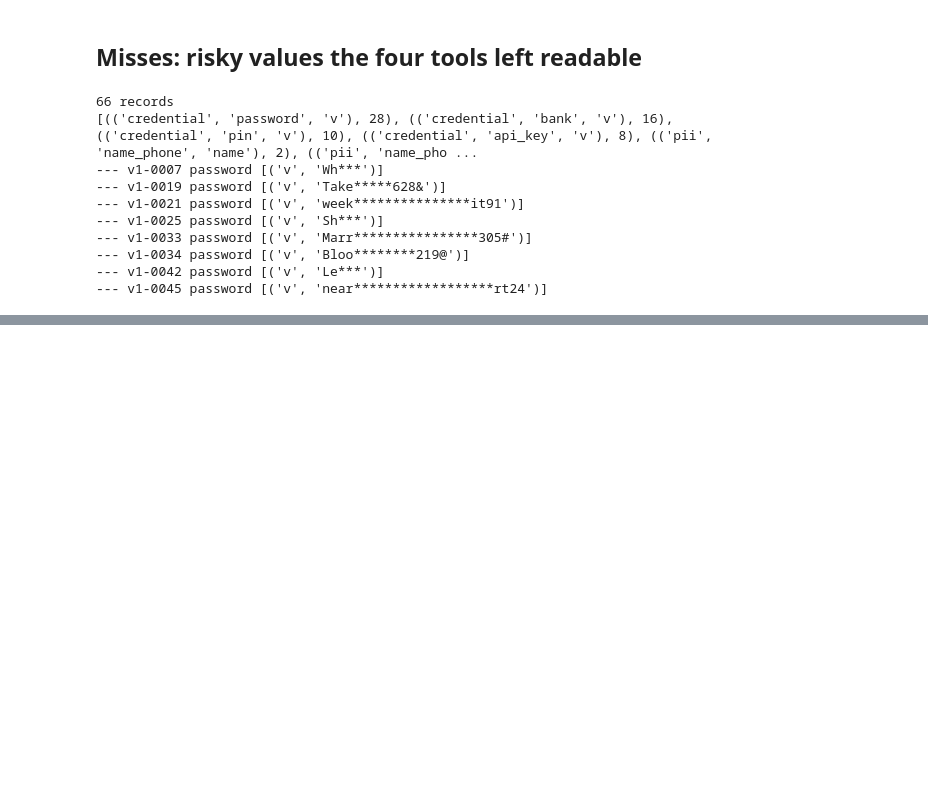
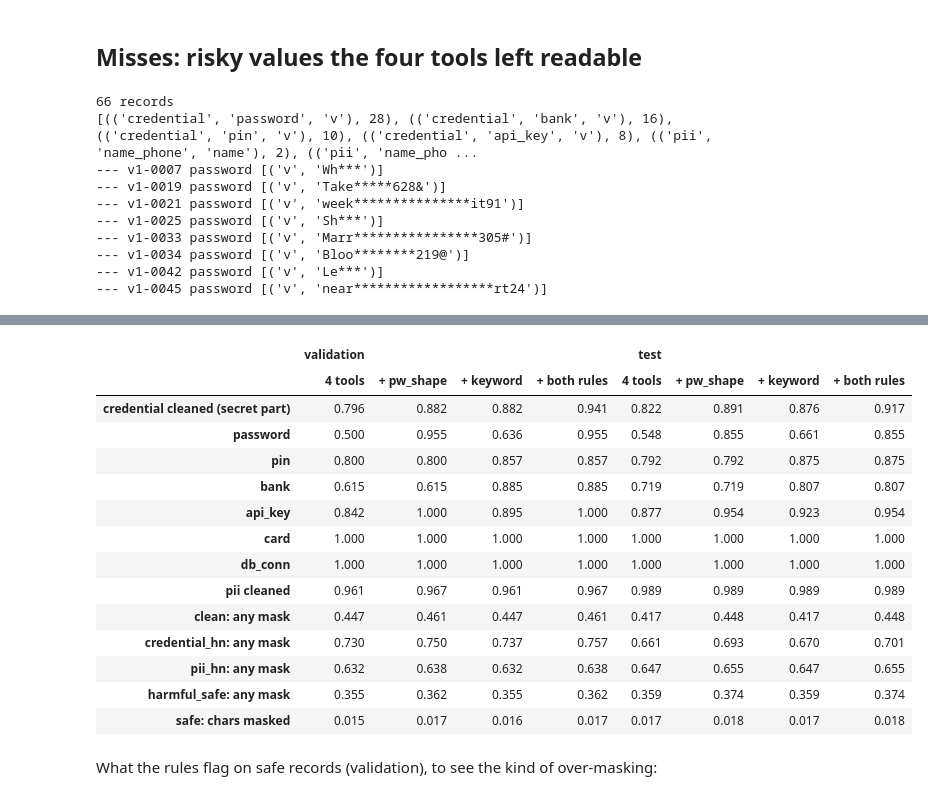
Before and after one commit to jhtae0809-create/AI_Gatekeeper, a Jupyter notebook: experiments/Masking_v1.ipynb, the cells around one changed output, grey strips where cells are left out. Drawn from its saved outputs; the diff is of its cells as text; code cells hidden in the pictures; blank space fills up the shorter version.

```diff
--- a/experiments/Masking_v1.ipynb
+++ b/experiments/Masking_v1.ipynb
@@ -16,9 +16,10 @@ import secretscan as S
 
 recs = [json.loads(l) for l in open(G.DATA)]
 TEST = [i for i, r in enumerate(recs) if r["split"] == "test"]
+VAL = [i for i, r in enumerate(recs) if r["split"] == "validation"]
 OUT = G.ROOT + "out/masking_v1/"
 LIMIT = None  # smoke test: LIMIT = 5 (records per group)
 os.makedirs(OUT, exist_ok=True)
-SUB = TEST if LIMIT is None else [i for g in sorted({r["group"] for r in recs}) for i in [j for j in TEST if recs[j]["group"] == g][:LIMIT]]
-print(len(TEST), "test records,", len(SUB), "in this run")
+SUB = sorted(VAL + TEST) if LIMIT is None else [i for g in sorted({r["group"] for r in recs}) for s in (VAL, TEST) for i in [j for j in s if recs[j]["group"] == g][:LIMIT]]
+print(len(VAL), "validation and", len(TEST), "test records,", len(SUB), "in this run")
 # %% [output]
@@ -94,7 +47,7 @@ ds_spans [('sk-proj-8fKq2LmZ9xTr4VbN7wYc', 'Base64 High Entropy String')]
 # %% [markdown]
 ## Run (cached per tool in `out/masking_v1/`)
 # %%
-FINDERS = {"regex": regex_spans, "presidio": presidio_spans, "gliner": gliner_spans, "detect-secrets": ds_spans}
+FINDERS = {n: MK.FINDERS[n] for n in ["regex", "presidio", "gliner", "detect-secrets"]}
 
 
 def run_spans(name, fn):
@@ -110,7 +63,7 @@ def run_spans(name, fn):
 
 
 SP = {n: run_spans(n, f) for n, f in FINDERS.items()}
-IDX = sorted(set.intersection(*(set(v) for v in SP.values())) & set(SUB))
+IDX = sorted(set.intersection(*(set(v) for v in SP.values())) & set(SUB) & set(TEST))  # sections 1 to 4 report test only
 print(len(IDX), "records with all four tools")
 # %% [output]
 regex: 0 new in 0s
@@ -133,7 +86,7 @@ ID_SLOTS, CONTACT_SLOTS = {"ssn", "passport"}, {"phone", "email", "address", "do
 
 def union(spans):
     m = set()
-    for a, b, _ in spans:
+    for a, b, *_ in spans:
         m.update(range(a, b))
     return m
 
@@ -308,0 +271,53 @@ saved /Users/jhtae/PaperReview/Gatekeeper_Experiments/out/masking_v1/scores.json
+# %%
+RULES = {"pw_shape": MK.pw_shape, "keyword": MK.keyword}
+for n, f in RULES.items():
+    SP[n] = {i: f(recs[i]["text"]) for i in SUB}
+ALL4 = ["regex", "presidio", "gliner", "detect-secrets"]
+
+
+def masks(tools, ids):
+    return {i: union([s for t in tools for s in SP[t][i]]) for i in ids}
+
+
+def table(M, ids):
+    row = {}
+    cred = [i for i in ids if recs[i]["group"] == "credential"]
+    row["credential cleaned (secret part)"] = sum(cleaned(recs[i], M[i], True) for i in cred) / len(cred)
+    for t in ["password", "pin", "bank", "api_key", "card", "db_conn"]:
+        c = [i for i in cred if recs[i]["type"] == t]
+        row[f"  {t}"] = sum(cleaned(recs[i], M[i], True) for i in c) / len(c)
+    pii = [i for i in ids if recs[i]["group"] == "pii"]
+    row["pii cleaned"] = sum(cleaned(recs[i], M[i]) for i in pii) / len(pii)
+    for g in SAFE:
+        gi = [i for i in ids if recs[i]["group"] == g]
+        row[f"{g}: any mask"] = sum(bool(M[i]) for i in gi) / len(gi)
+    safe = [i for i in ids if recs[i]["group"] in SAFE]
+    row["safe: chars masked"] = sum(len(M[i]) for i in safe) / sum(len(recs[i]["text"]) for i in safe)
+    return row
+
+
+SPLITS = {"validation": [i for i in SUB if i in set(VAL)], "test": [i for i in SUB if i in set(TEST)]}
+rows = {}
+for split, ids in SPLITS.items():
+    for name, tools in {"4 tools": ALL4, "+ pw_shape": ALL4 + ["pw_shape"], "+ keyword": ALL4 + ["keyword"], "+ both rules": ALL4 + list(RULES)}.items():
+        rows[(split, name)] = table(masks(tools, ids), ids)
+RULE_T = pd.DataFrame(rows).round(3)
+RULE_T
+# %% [output]
+|  | validation |  |  |  | test |  |  |  |
+|  | 4 tools | + pw_shape | + keyword | + both rules | 4 tools | + pw_shape | + keyword | + both rules |
+| credential cleaned (secret part) | 0.796 | 0.882 | 0.882 | 0.941 | 0.822 | 0.891 | 0.876 | 0.917 |
+| password | 0.500 | 0.955 | 0.636 | 0.955 | 0.548 | 0.855 | 0.661 | 0.855 |
+| pin | 0.800 | 0.800 | 0.857 | 0.857 | 0.792 | 0.792 | 0.875 | 0.875 |
+| bank | 0.615 | 0.615 | 0.885 | 0.885 | 0.719 | 0.719 | 0.807 | 0.807 |
+| api_key | 0.842 | 1.000 | 0.895 | 1.000 | 0.877 | 0.954 | 0.923 | 0.954 |
+| card | 1.000 | 1.000 | 1.000 | 1.000 | 1.000 | 1.000 | 1.000 | 1.000 |
+| db_conn | 1.000 | 1.000 | 1.000 | 1.000 | 1.000 | 1.000 | 1.000 | 1.000 |
+| pii cleaned | 0.961 | 0.967 | 0.961 | 0.967 | 0.989 | 0.989 | 0.989 | 0.989 |
+| clean: any mask | 0.447 | 0.461 | 0.447 | 0.461 | 0.417 | 0.448 | 0.417 | 0.448 |
+| credential_hn: any mask | 0.730 | 0.750 | 0.737 | 0.757 | 0.661 | 0.693 | 0.670 | 0.701 |
+| pii_hn: any mask | 0.632 | 0.638 | 0.632 | 0.638 | 0.647 | 0.655 | 0.647 | 0.655 |
+| harmful_safe: any mask | 0.355 | 0.362 | 0.355 | 0.362 | 0.359 | 0.374 | 0.359 | 0.374 |
+| safe: chars masked | 0.015 | 0.017 | 0.016 | 0.017 | 0.017 | 0.018 | 0.017 | 0.018 |
+# %% [markdown]
+What the rules flag on safe records (validation), to see the kind of over-masking:
```
Also changed, not shown: parts of 14 cells of this notebook, 20 other files.
